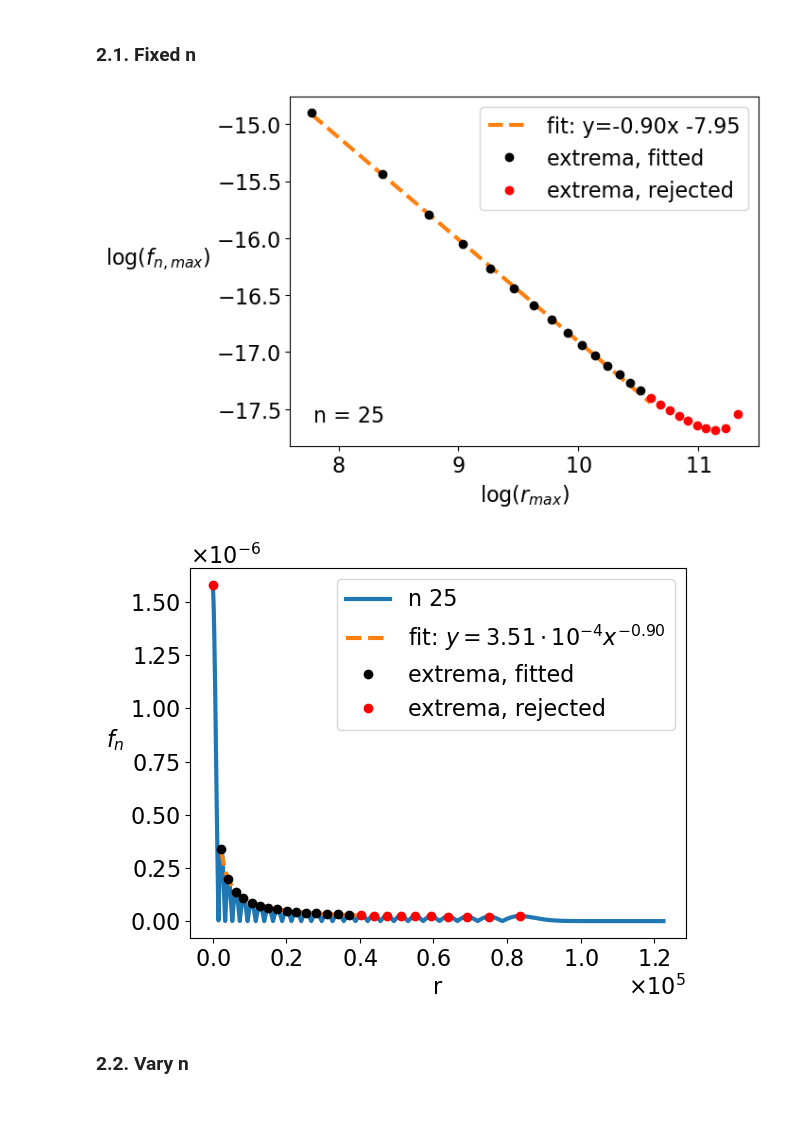
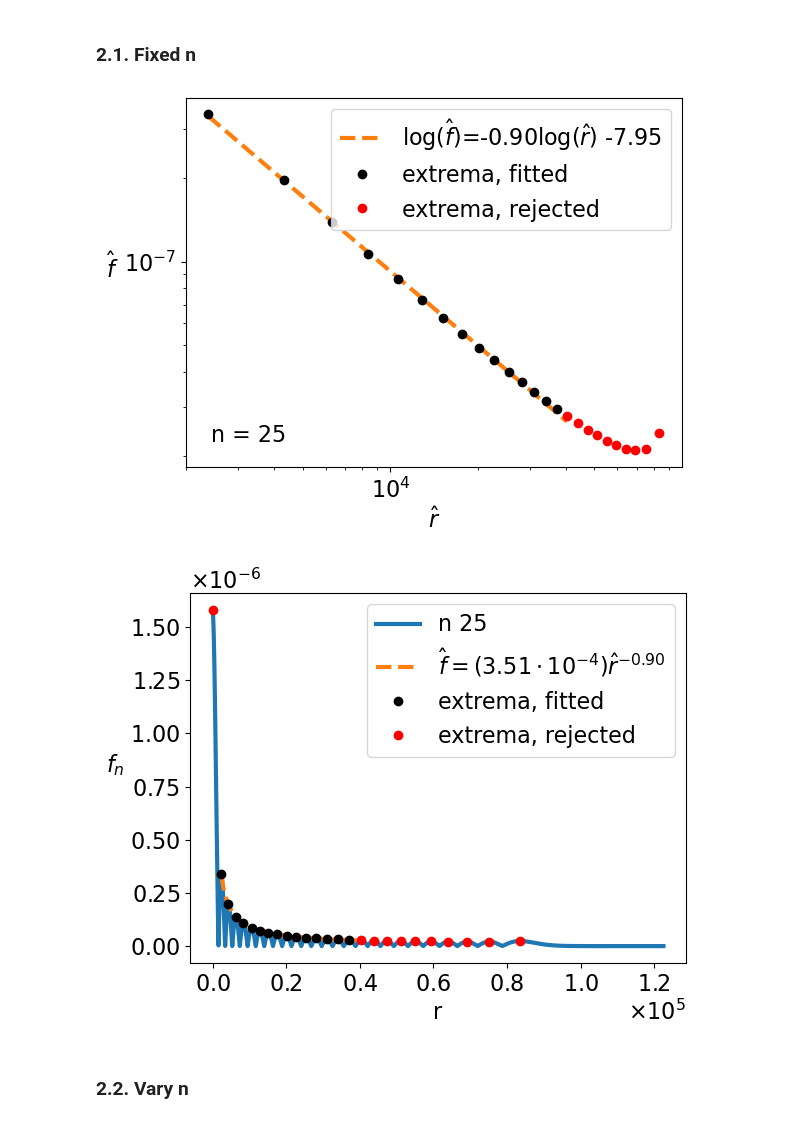
Before and after one commit to GaiaMarangon/PhD-SP_Eigenstates, a Jupyter notebook: ExcitedScalings/excitedScalings.ipynb, the cells around one changed output. Drawn from its saved outputs; the diff is of its cells as text; code cells hidden in the pictures.

Commit message:
updated excitedStationary (figures setting)

```diff
--- a/ExcitedScalings/excitedScalings.ipynb
+++ b/ExcitedScalings/excitedScalings.ipynb
@@ -734,41 +781,43 @@ beta  = np.exp(q)
 logfEnd = m*logrEnd +q
 fEnd = np.exp(logfEnd)
 
 #--- PLOTS ---------------
 #plot logscale figure
 idxRej = np.where( rMax== (rMax[rMax>np.exp(logR_extended[idx_logrEnd])][0] ) )[0][0]
 plt.figure()
-plt.plot( logR_extended[:idx_logrEnd],m*logR_extended[:idx_logrEnd]+q, '--', color="tab:orange", label=f"fit: y={latex_float(m)}x {latex_float(q)}")
-plt.plot( logrMax[:idxRej-1],  logfMax[:idxRej-1],   'o',color='black',label="extrema, fitted")
-plt.plot( logrMax[idxRej-1:],  logfMax[idxRej-1:],   'o',color='red',label="extrema, rejected")
-plt.xlabel(r"log($r_{max}$)")
-plt.ylabel(r"log($f_{n,max}$)")
+plt.plot( np.exp(logR_extended[:idx_logrEnd]),np.exp(m*logR_extended[:idx_logrEnd]+q), '--', color="tab:orange", label=f"log($\hat{{f}}$)={latex_float(m)}log($\hat{{r}}$) {latex_float(q)}")
+plt.plot( np.exp(logrMax[:idxRej-1]),  np.exp(logfMax[:idxRej-1]),   'o',color='black',label="extrema, fitted")
+plt.plot( np.exp(logrMax[idxRej-1:]),  np.exp(logfMax[idxRej-1:]),   'o',color='red',label="extrema, rejected")
+plt.xscale("log")
+plt.yscale("log")
+plt.xlabel(r"$\hat{r}$")
+plt.ylabel(r"$\hat{f}$")
 plt.text(0.05, 0.07, f"n = {n}",transform = plt.gca().transAxes)
 plt.legend()
 plt.gca().yaxis.label.set(rotation='horizontal', ha='right')
 #save figure
 figname = "extremaLogFit_n25"
 figpath = os.path.join(dirOutFig+"/localMaxima",figname)
 plt.savefig(figpath,dpi=300,bbox_inches = 'tight')
 
 #plot original scale figure
 plt.figure()
 plt.plot( r,np.abs(f),   '-',label=f"n {n}")
-plt.plot( np.exp(logR_extended[:idx_logrEnd]),np.exp(m*logR_extended[:idx_logrEnd]+q), '--', label=f"fit: $y={latex_float(np.exp(q))}x^{{{latex_float(m)}}}$")
+plt.plot( np.exp(logR_extended[:idx_logrEnd]),np.exp(m*logR_extended[:idx_logrEnd]+q), '--', label=f"$\hat{{f}}=({latex_float(np.exp(q))})\hat{{r}}^{{{latex_float(m)}}}$")
 plt.plot( rMax[0],  fMax[0],   'o',color='red',label="")
 plt.plot( rMax[1:idxRej],  fMax[1:idxRej],   'o',color='black',label="extrema, fitted")
 plt.plot( rMax[idxRej:],  fMax[idxRej:],   'o',color='red',label="extrema, rejected")
 plt.xlabel("r")
 plt.ylabel(r"$f_n$")
 plt.legend()
 plt.gca().yaxis.label.set(rotation='horizontal', ha='right')
 #save figure
 figname = "extremaFit_n25"
 figpath = os.path.join(dirOutFig+"/localMaxima",figname)
 plt.savefig(figpath,dpi=300,bbox_inches = 'tight')
 # %% [output]
-[figure, old version]
+[figure, new version]
-[figure, old version]
+[figure, new version]
 # %% [markdown]
 ### 2.2. Vary n
 # %%
```
Also changed, not shown: parts of 6 cells of this notebook.
